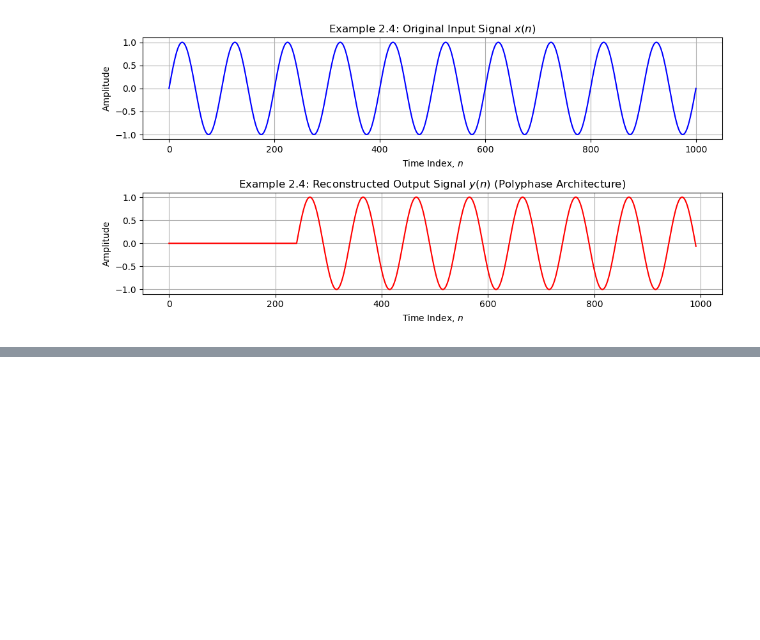
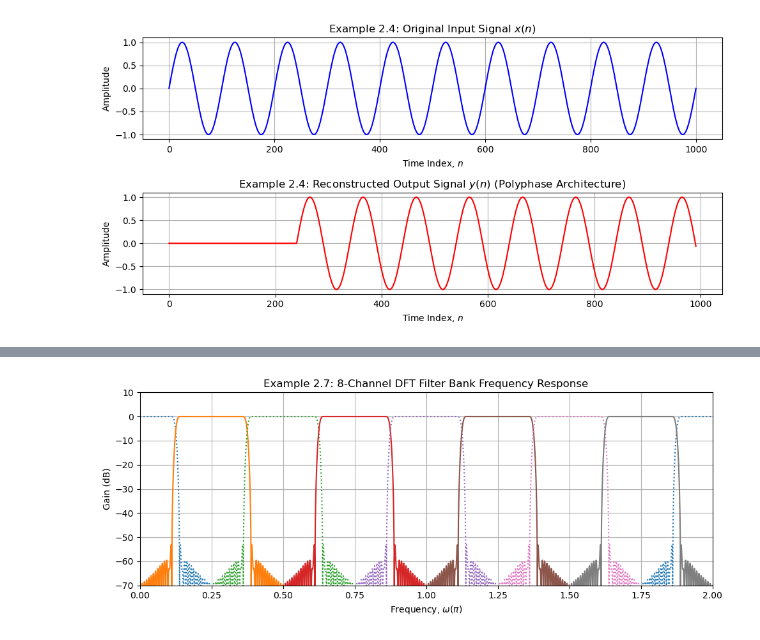
Before and after one commit to si-hui/Python_Code, a Jupyter notebook: Chapter2_Multirate_Filterbanks.ipynb, the cells around one changed output, grey strips where cells are left out. Saved outputs shown, nothing was run; the diff lists cells and outputs as text; code cells hidden in the pictures; blank space fills up the shorter version.

```diff
--- a/Chapter2_Multirate_Filterbanks.ipynb
+++ b/Chapter2_Multirate_Filterbanks.ipynb
@@ -126,0 +224,53 @@ plt.show()
+# %%
+from scipy.signal import firwin
+
+
+def make_bank_DFT(p: np.ndarray, N: int):
+    flen = len(p)
+    H = np.zeros((flen, N // 2 + 1), dtype=complex)
+    n = np.arange(flen)
+    H[:, 0] = p
+    H[:, N // 2] = p * ((-1)**n)
+    for k in range(1, N // 2):
+        H[:, k] = p * np.exp(1j * 2 * np.pi / N * k * n)
+    D = H[:, 1 : N // 2]
+    H_full = np.hstack((H, np.conj(np.fliplr(D))))
+    F_full = H_full
+    return H_full.T, F_full.T  # Shape (N, L)
+
+
+# ==========================================
+# Example 2.7 Execution
+# ==========================================
+N = 8
+K = 16
+L = 2 * K * N                  # Filter length L = 256
+
+
+hopt = firwin(L, cutoff=1.0 / N, fs=2.0, window='hamming')
+H, F = make_bank_DFT(hopt, N)
+
+DFTpoint = 4096
+
+Hz = np.zeros((N, DFTpoint), dtype=complex)
+w = np.linspace(0, 2 * np.pi, DFTpoint, endpoint=False)
+for k in range(N):
+    Hz[k, :] = np.fft.fft(H[k, :], DFTpoint)
+
+
+plt.figure(figsize=(10, 4))
+for k in range(N):
+    if (k + 1) % 2 == 0:
+        plt.plot(w / np.pi, 20 * np.log10(np.abs(Hz[k, :]) + 1e-12))
+    else:
+        plt.plot(w / np.pi, 20 * np.log10(np.abs(Hz[k, :]) + 1e-12), ':')
+plt.ylim([-70, 10])
+plt.xlim([0, 2])
+plt.title('Example 2.7: 8-Channel DFT Filter Bank Frequency Response')
+plt.xlabel(r'Frequency, $\omega (\pi)$')
+plt.ylabel('Gain (dB)')
+plt.grid(True)
+plt.tight_layout()
+plt.show()
+# %% [output]
+[figure, added]
```
Also changed, not shown: parts of 1 cell of this notebook.
